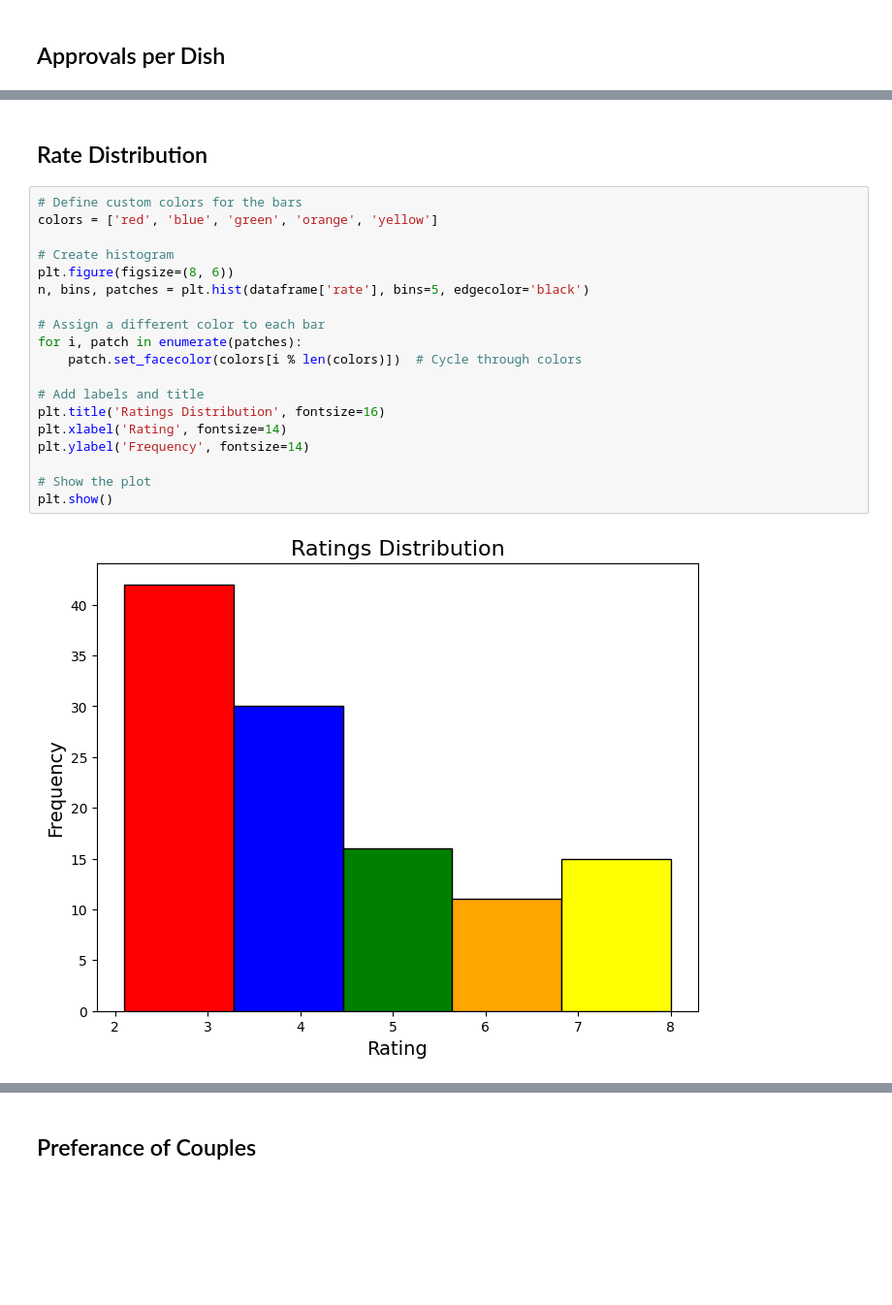
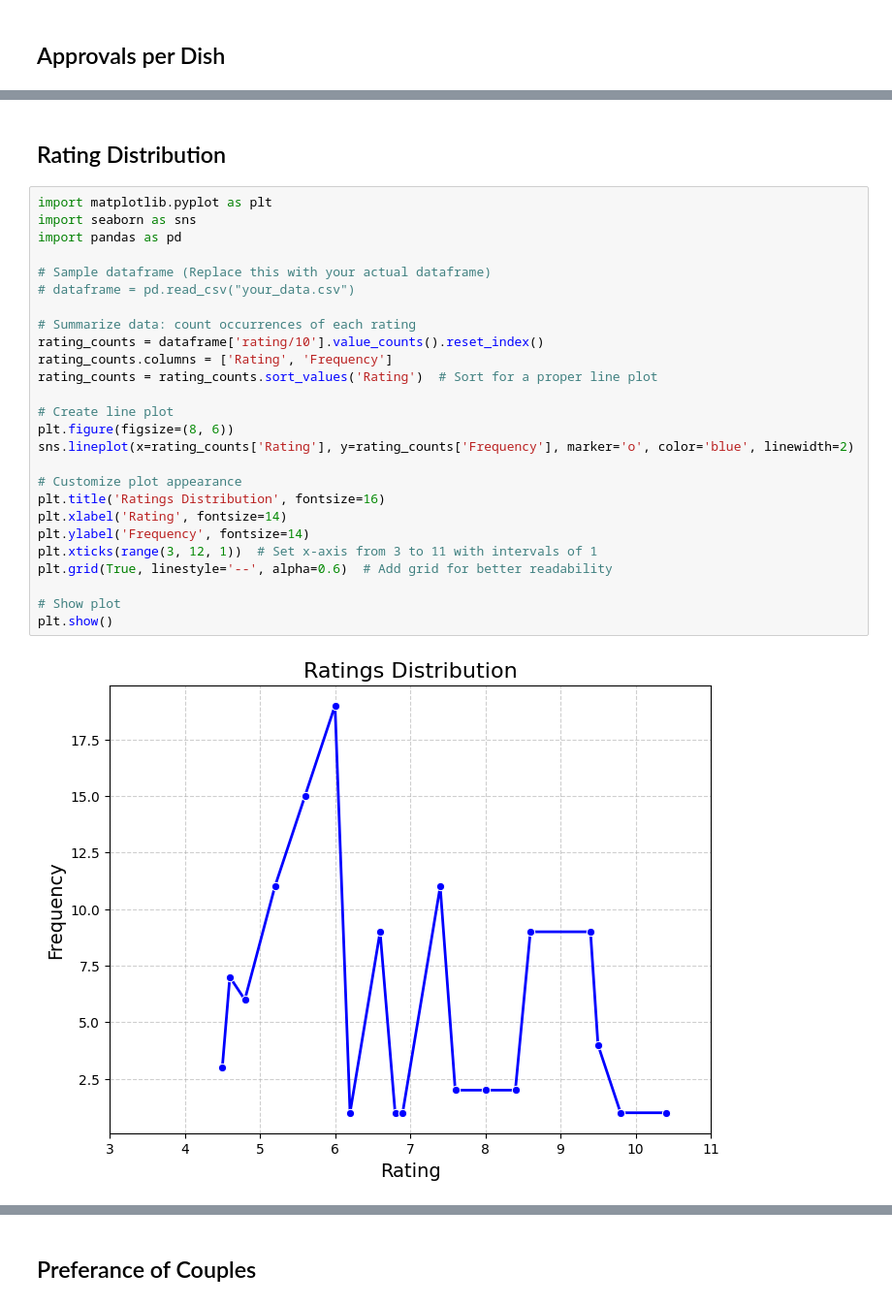
Before and after one commit to Jakobura/Kobura-Project, a Jupyter notebook: Hotel project.ipynb, the cells around one changed output, grey strips where cells are left out. Shown at 97% size. Saved outputs shown, nothing was run; the diff lists cells and outputs as text; blank space fills up the shorter version.

```diff
--- a/Hotel project.ipynb
+++ b/Hotel project.ipynb
@@ -150,23 +277,30 @@ Passing `palette` without assigning `hue` is deprecated and will be removed in v
 # %% [markdown]
-## Rate Distribution
+## Rating Distribution
-# %%
-# Define custom colors for the bars
-colors = ['red', 'blue', 'green', 'orange', 'yellow']
-
-# Create histogram
-plt.figure(figsize=(8, 6))
-n, bins, patches = plt.hist(dataframe['rate'], bins=5, edgecolor='black')
-
-# Assign a different color to each bar
-for i, patch in enumerate(patches):
-    patch.set_facecolor(colors[i % len(colors)])  # Cycle through colors
-
-# Add labels and title
-plt.title('Ratings Distribution', fontsize=16)
-plt.xlabel('Rating', fontsize=14)
-plt.ylabel('Frequency', fontsize=14)
-
-# Show the plot
-plt.show()
-# %% [output]
-[figure, removed]
+# %%
+import matplotlib.pyplot as plt
+import seaborn as sns
+import pandas as pd
+
+# Sample dataframe (Replace this with your actual dataframe)
+# dataframe = pd.read_csv("your_data.csv")
+
+# Summarize data: count occurrences of each rating
+rating_counts = dataframe['rating/10'].value_counts().reset_index()
+rating_counts.columns = ['Rating', 'Frequency']
+rating_counts = rating_counts.sort_values('Rating')  # Sort for a proper line plot
+
+# Create line plot
+plt.figure(figsize=(8, 6))
+sns.lineplot(x=rating_counts['Rating'], y=rating_counts['Frequency'], marker='o', color='blue', linewidth=2)
+
+# Customize plot appearance
+plt.title('Ratings Distribution', fontsize=16)
+plt.xlabel('Rating', fontsize=14)
+plt.ylabel('Frequency', fontsize=14)
+plt.xticks(range(3, 12, 1))  # Set x-axis from 3 to 11 with intervals of 1
+plt.grid(True, linestyle='--', alpha=0.6)  # Add grid for better readability
+
+# Show plot
+plt.show()
+# %% [output]
+[figure, added]
```
Also changed, not shown: parts of 40 cells of this notebook, 8 other files.
